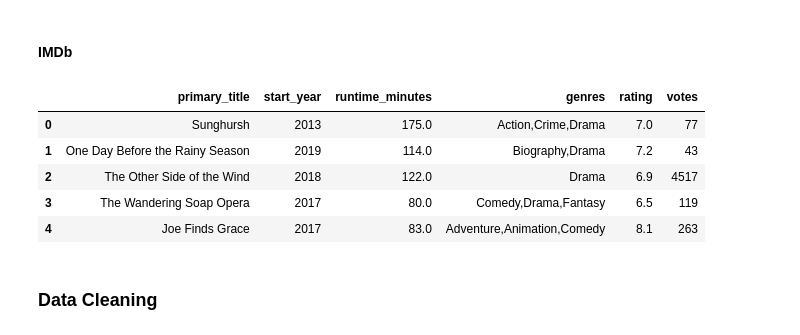
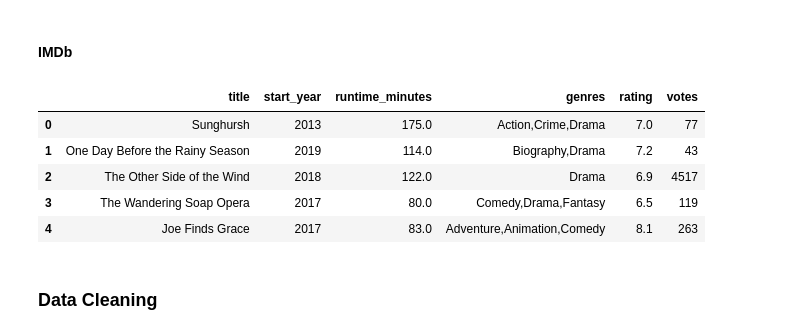
Before and after one commit to esipil/miscrosoft-project, a Jupyter notebook: index.ipynb, the cells around one changed output. Cells and saved outputs as stored; diff of their text form; code cells hidden in the pictures.

```diff
--- a/index.ipynb
+++ b/index.ipynb
@@ -410,21 +377,21 @@ conn = sqlite3.connect("im.db")
 # %%
 # query = """
 #     SELECT primary_title, start_year, runtime_minutes, genres
 #     FROM movie_basics
 #     WHERE runtime_minutes IS NOT NULL AND genres IS NOT NULL
 # """
 query2 = """
-    SELECT mb.primary_title, mb.start_year, mb.runtime_minutes, mb.genres, mv.averagerating AS rating, numvotes AS votes
+    SELECT mb.primary_title AS title, mb.start_year, mb.runtime_minutes, mb.genres, mv.averagerating AS rating, numvotes AS votes
     FROM movie_basics mb
     JOIN movie_ratings mv
     ON mb.movie_id = mv.movie_id
     WHERE runtime_minutes IS NOT NULL AND genres IS NOT NULL
 """
 # IMDb_df = pd.read_sql(query, conn).isna().any()
 IMDb_popularity = pd.read_sql(query2, conn)
 IMDb_popularity.head()
 # %% [output]
-|  | primary_title | start_year | runtime_minutes | genres | rating | votes |
+|  | title | start_year | runtime_minutes | genres | rating | votes |
 | 0 | Sunghursh | 2013 | 175.0 | Action,Crime,Drama | 7.0 | 77 |
 | 1 | One Day Before the Rainy Season | 2019 | 114.0 | Biography,Drama | 7.2 | 43 |
 | 2 | The Other Side of the Wind | 2018 | 122.0 | Drama | 6.9 | 4517 |
```
Also changed, not shown: parts of 107 cells of this notebook, 1 other file.
